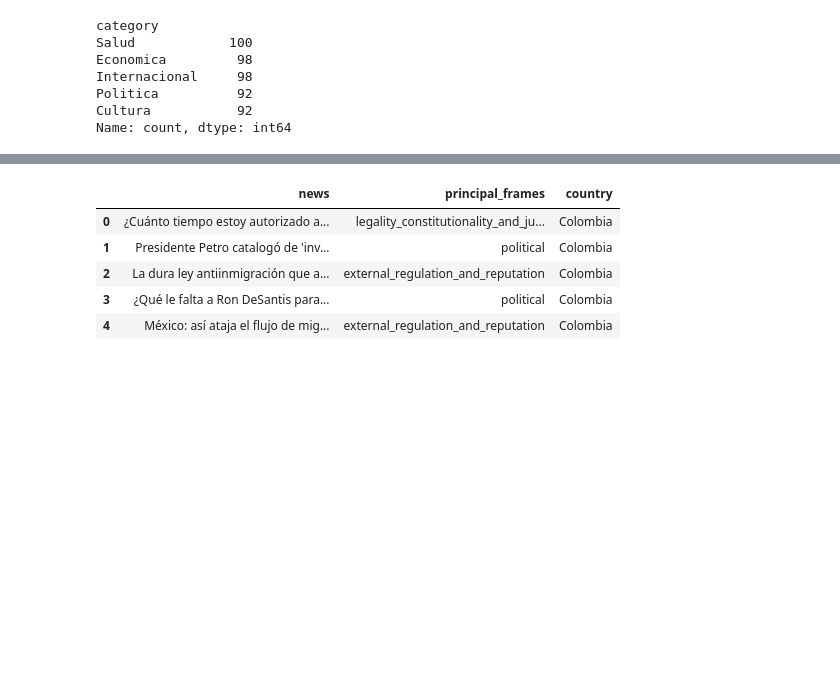
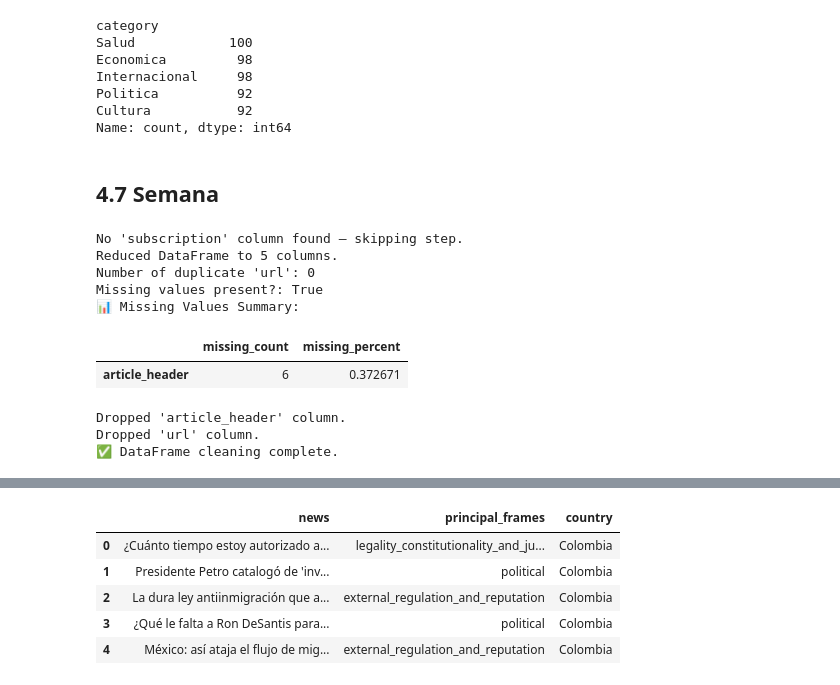
Before and after one commit to BlueAutomata/tesis-optimizacion-de-modelos-de-question-answering, a Jupyter notebook: src/notebooks/02_1_data_preprocessing.ipynb, the cells around one changed output, grey strips where cells are left out. Drawn from its saved outputs; the diff is of its cells as text; code cells hidden in the pictures; blank space fills up the shorter version.

```diff
--- a/src/notebooks/02_1_data_preprocessing.ipynb
+++ b/src/notebooks/02_1_data_preprocessing.ipynb
@@ -1196,3 +1200,26 @@ Internacional     98
 Politica          92
 Cultura           92
 Name: count, dtype: int64
+# %% [markdown]
+## 4.7 Semana
+# %%
+columns_to_keep = ['url', 'title', 'article_header', 'category', 'content']
+
+bronze_df_semana_standardized = clean_bronze_dataframe(
+    df=bronze_df_semana,
+    unique_column="url",
+    subscription_column="subscription",
+    columns_to_keep=columns_to_keep,
+    country_name="Colombia"
+)
+# %% [output]
+No 'subscription' column found — skipping step.
+Reduced DataFrame to 5 columns.
+Number of duplicate 'url': 0
+Missing values present?: True
+📊 Missing Values Summary:
+|  | missing_count | missing_percent |
+| article_header | 6 | 0.372671 |
+Dropped 'article_header' column.
+Dropped 'url' column.
+✅ DataFrame cleaning complete.
```
Also changed, not shown: parts of 19 cells of this notebook.
